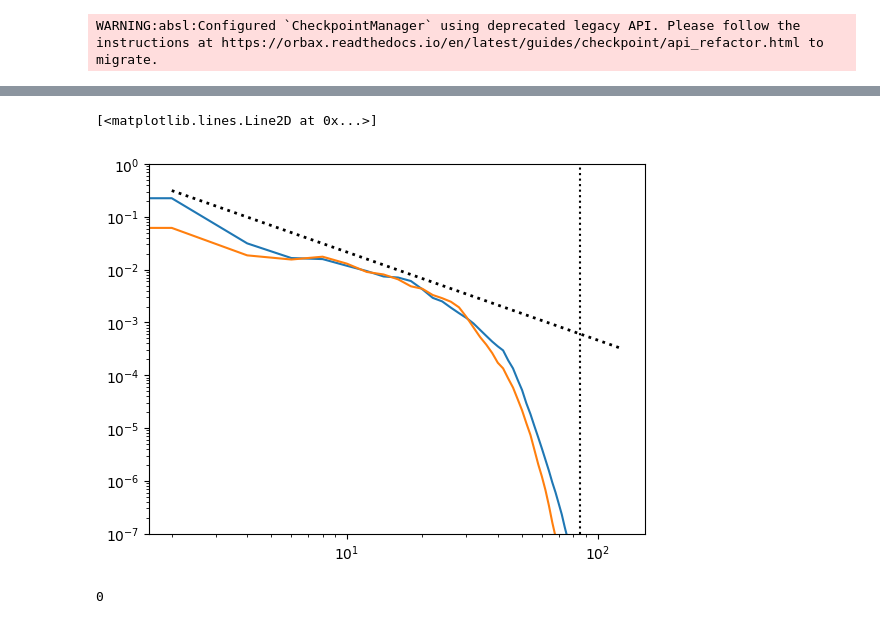
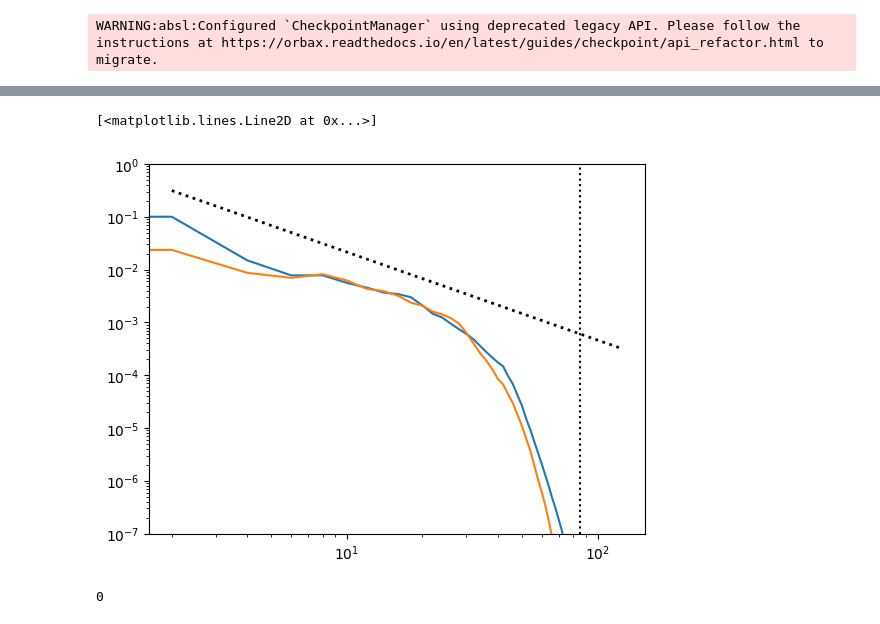
Before and after one commit to alfredmallet/jax_rmhd, a Jupyter notebook: examples/orzag-tang-2D.ipynb, the cells around one changed output, grey strips where cells are left out. Cells and saved outputs as stored; diff of their text form; code cells hidden in the pictures.

```diff
--- a/examples/orzag-tang-2D.ipynb
+++ b/examples/orzag-tang-2D.ipynb
@@ -63,7 +63,7 @@ state = jr.SimulationState(t=0.0,fields=jr.Fields(phik,psik))
 WARNING:absl:Configured `CheckpointManager` using deprecated legacy API. Please follow the instructions at https://orbax.readthedocs.io/en/latest/guides/checkpoint/api_refactor.html to migrate.
 # %%
 #do the simulation
-jr.simulate(state,kgrid,params,t_snap=t_snap,t_end=t_end,mngr=mngr,shardings=shardings)
+_=jr.simulate(state,kgrid,params,t_snap=t_snap,t_end=t_end,mngr=mngr,shardings=shardings)
 # %% [output]
 Saving initial state as snapshot 0
 ---COMPILING rk_advance---
@@ -96,7 +112,7 @@ for isnap in range(0,99):
     plt.close('all')
 # %%
 #Plot one of them here
-isnap=8
+isnap=50
 snap=sn.load_snapshot(isnap,mngr,params,shardings)
 vort=ft.irfft2(-kgrid.ksq()*snap.fields.phik)
 plt.imshow(vort,cmap="afmhot")
@@ -107,17 +123,17 @@ plt.colorbar()
 # %%
 #plot the energy spectrum
 isnap=50
 snap=sn.load_snapshot(isnap,mngr,params,shardings)
 k=jnp.array(range(0,params.nx//2,2)) # bin_factor in the spec routine is set to 2 by default
-su,sb=diag.spec(snap,kgrid,params)
+bins,su,sb=diag.perpspec(snap,kgrid,params)
 plt.loglog(k,sb)
 plt.loglog(k,su)
 plt.ylim(1e-7,1)
 plt.loglog(k,k**(-5.0/3.0),'k:',linewidth=2)
 plt.loglog([params.nx//3,params.nx//3],[1e-7,1],'k:')
 # %% [output]
 [<matplotlib.lines.Line2D at 0x...>]
-[figure, old version]
+[figure, new version]
 # %%
 #This makes a gif of the snapshot images if you have imagemagick installed
 os.system("cd " + snap_path + ";"
```
Also changed, not shown: parts of 2 cells of this notebook, 10 other files.
